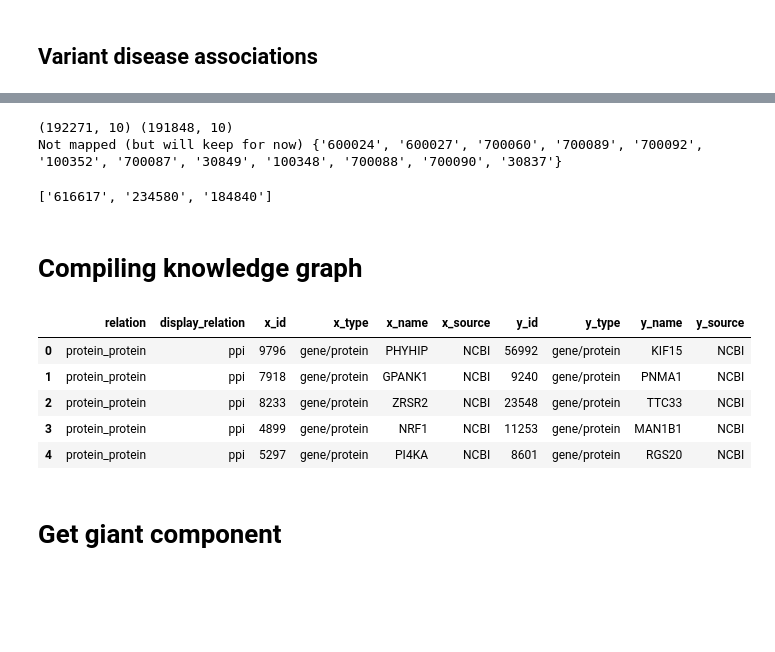
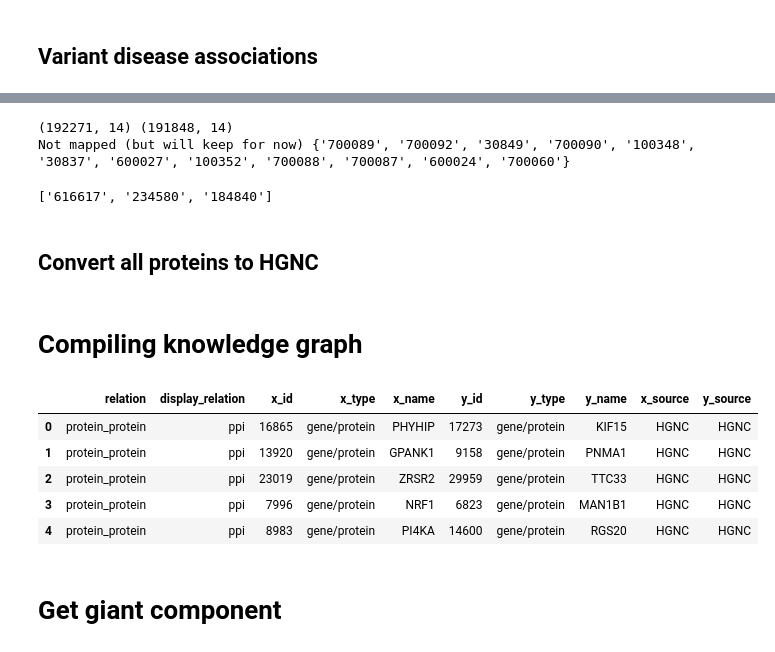
Before and after one commit to michellemli/PrimeKG, a Jupyter notebook: knowledge_graph/build_graph.ipynb, the cells around one changed output, grey strips where cells are left out. Cells and saved outputs as stored; diff of their text form; code cells hidden in the pictures; blank space fills up the shorter version.

```diff
--- a/knowledge_graph/build_graph.ipynb
+++ b/knowledge_graph/build_graph.ipynb
@@ -901,5 +1027,11 @@ df_variant_phenotype_MONDO = df_variant_phenotype[df_variant_phenotype["phenotyp
 df_variant_phenotype_MONDO = replace_hp_data_w_mondo(df=df_variant_phenotype_MONDO, hp_id_col='phenotype_id', drop_cols=[c for c in df_variant_phenotype_MONDO.columns.values if 'phenotype_' in c])
 df_variant_phenotype_MONDO = df_variant_phenotype_MONDO.rename(columns={'mondo_id':'phenotype_id', 'mondo_name':'phenotype_label'})
 df_variant_phenotype_MONDO.loc[:, 'phenotype_source'] = 'MONDO'
-df_variant_phenotype_MONDO
+df_variant_phenotype_MONDO = df_variant_phenotype_MONDO.rename(columns={"variant_id": "x_id", "variant_label": "x_name", "phenotype_id": "y_id", "phenotype_label": "y_name", "phenotype_source": "y_source", "relation_label": "relation"})
+df_variant_phenotype_MONDO["display_relation"] = df_variant_phenotype_MONDO["relation"].str.replace(" ", "_")
+df_variant_phenotype_MONDO["relation"] = "variant_phenotype"
+df_variant_phenotype_MONDO[["x_source", "x_id"]] = df_variant_phenotype_MONDO["x_id"].str.split(":", expand=True)
+df_variant_phenotype_MONDO.loc[:, "x_type"] = 'variant'
+df_variant_phenotype_MONDO.loc[:, "y_type"] = 'disease'
+df_variant_phenotype_MONDO.head(10)
 # %% [output]
@@ -921,5 +1051,11 @@ df_variant_phenotype_MONDO
 
 df_variant_phenotype_HPO = df_variant_phenotype[df_variant_phenotype["phenotype_source"] == "HP"].query('phenotype_id not in @hp_ids_r_mondo')
 assert pd.merge(df_variant_phenotype_HPO, df_hp_terms, 'left', left_on='phenotype_id', right_on='id').shape == pd.merge(df_variant_phenotype_HPO, df_hp_terms, 'inner', left_on='phenotype_id', right_on='id').shape
-df_variant_phenotype_HPO.head(1)
+df_variant_phenotype_HPO = df_variant_phenotype_HPO.rename(columns={"variant_id": "x_id", "variant_label": "x_name", "phenotype_id": "y_id", "phenotype_label": "y_name", "phenotype_source": "y_source", "relation_label": "relation"})
+df_variant_phenotype_HPO["display_relation"] = df_variant_phenotype_HPO["relation"].str.replace(" ", "_")
+df_variant_phenotype_HPO["relation"] = "variant_phenotype"
+df_variant_phenotype_HPO[["x_source", "x_id"]] = df_variant_phenotype_HPO["x_id"].str.split(":", expand=True)
+df_variant_phenotype_HPO.loc[:, "x_type"] = "variant"
+df_variant_phenotype_HPO.loc[:, "y_type"] = "effect/phenotype"
+df_variant_phenotype_HPO
 # %% [output]
@@ -933,0 +1077,8 @@ array(['MONDO', 'OMIM'], dtype=object)
+# %%
+df_variant_disease = df_variant_disease.rename(columns={"variant_id": "x_id", "variant_label": "x_name", "disease_id": "y_id", "disease_name": "y_name", "disease_source": "y_source", "relation_label": "relation"})
+df_variant_disease["display_relation"] = df_variant_disease["relation"].str.replace(" ", "_")
+df_variant_disease["relation"] = "variant_disease"
+df_variant_disease[["x_source", "x_id"]] = df_variant_disease["x_id"].str.split(":", expand=True)
+df_variant_disease.loc[:, "x_type"] = "variant"
+df_variant_disease.loc[:, "y_type"] = "disease"
+df_variant_disease.head(10)
@@ -934,15 +1097,15 @@ array(['MONDO', 'OMIM'], dtype=object)
 # %%
 # Map MONDO
 
-mapped_left = pd.merge(df_variant_disease[df_variant_disease["disease_source"] == "MONDO"], df_mondo_terms, 'left', left_on='disease_id', right_on='id')
-mapped_inner = pd.merge(df_variant_disease[df_variant_disease["disease_source"] == "MONDO"], df_mondo_terms, 'inner', left_on='disease_id', right_on='id')
+mapped_left = pd.merge(df_variant_disease[df_variant_disease["y_source"] == "MONDO"], df_mondo_terms, 'left', left_on='y_id', right_on='id')
+mapped_inner = pd.merge(df_variant_disease[df_variant_disease["y_source"] == "MONDO"], df_mondo_terms, 'inner', left_on='y_id', right_on='id')
 print(mapped_left.shape, mapped_inner.shape)
 
-not_mapped = set(list(mapped_left["disease_id"].unique())).difference(set(list(mapped_inner["disease_id"].unique())))
+not_mapped = set(list(mapped_left["y_id"].unique())).difference(set(list(mapped_inner["y_id"].unique())))
 print("Not mapped (but will keep for now)", not_mapped)
 # %% [output]
-(192271, 10) (191848, 10)
-Not mapped (but will keep for now) {'600024', '600027', '700060', '700089', '700092', '100352', '700087', '30849', '100348', '700088', '700090', '30837'}
+(192271, 14) (191848, 14)
+Not mapped (but will keep for now) {'700089', '700092', '30849', '700090', '100348', '30837', '600027', '100352', '700088', '700087', '600024', '700060'}
 # %%
 # Map OMIM
 
@@ -954,3 +1117,7 @@ list(df_variant_disease[df_variant_disease["disease_source"] == "OMIM"]["disease
 # Verdict: Assuming that these OMIM IDs do not have MONDO IDs
 # %% [output]
 ['616617', '234580', '184840']
+# %% [markdown]
+## Convert all proteins to HGNC
+# %%
+df_gene_mapping["ncbi_id"] = df_gene_mapping["ncbi_id"].fillna(-1).astype(int).astype(str).replace("-1", "None")
@@ -959,24 +1186,26 @@ list(df_variant_disease[df_variant_disease["disease_source"] == "OMIM"]["disease
 # %%
 kg = pd.concat([df_prot_prot, df_prot_drug, df_drug_dis, df_drug_drug, df_prot_phe,
                 df_phe_phe, df_dis_phe_neg, df_dis_phe_pos, df_prot_dis, df_dis_dis,
                 df_drug_effect, df_bp_bp, df_mf_mf, df_cc_cc, df_prot_mf,
                 df_prot_cc, df_prot_bp, df_exp_prot, df_exp_dis, df_exp_exp,
                 df_exp_bp, df_exp_mf, df_exp_cc, df_path_path, df_path_prot,
-                df_ana_ana, df_ana_prot_pos, df_ana_prot_neg]) #28
+                df_ana_ana, df_ana_prot_pos, df_ana_prot_neg,
+                df_gene_variant_hgnc, df_variant_phenotype_MONDO, df_variant_phenotype_HPO, df_variant_phenotype_EFO, df_variant_disease
+               ])
 kg = kg.drop_duplicates()
 kg_rev = kg.copy().rename(columns={'x_id':'y_id','x_type':'y_type', 'x_name':'y_name', 'x_source':'y_source',
-                            'y_id':'x_id','y_type':'x_type', 'y_name':'x_name', 'y_source':'x_source' }) #add reverse edges
+                                   'y_id':'x_id','y_type':'x_type', 'y_name':'x_name', 'y_source':'x_source' }) #add reverse edges
 kg = pd.concat([kg, kg_rev])
 kg = kg.drop_duplicates()
 kg = kg.dropna()
 # remove self loops from edges
 kg = kg.query('not ((x_id == y_id) and (x_type == y_type) and (x_source == y_source) and (x_name == y_name))')
 kg.head()
 # %% [output]
-|  | relation | display_relation | x_id | x_type | x_name | x_source | y_id | y_type | y_name | y_source |
-| 0 | protein_protein | ppi | 9796 | gene/protein | PHYHIP | NCBI | 56992 | gene/protein | KIF15 | NCBI |
-| 1 | protein_protein | ppi | 7918 | gene/protein | GPANK1 | NCBI | 9240 | gene/protein | PNMA1 | NCBI |
-| 2 | protein_protein | ppi | 8233 | gene/protein | ZRSR2 | NCBI | 23548 | gene/protein | TTC33 | NCBI |
-| 3 | protein_protein | ppi | 4899 | gene/protein | NRF1 | NCBI | 11253 | gene/protein | MAN1B1 | NCBI |
-| 4 | protein_protein | ppi | 5297 | gene/protein | PI4KA | NCBI | 8601 | gene/protein | RGS20 | NCBI |
+|  | relation | display_relation | x_id | x_type | x_name | y_id | y_type | y_name | x_source | y_source |
+| 0 | protein_protein | ppi | 16865 | gene/protein | PHYHIP | 17273 | gene/protein | KIF15 | HGNC | HGNC |
+| 1 | protein_protein | ppi | 13920 | gene/protein | GPANK1 | 9158 | gene/protein | PNMA1 | HGNC | HGNC |
+| 2 | protein_protein | ppi | 23019 | gene/protein | ZRSR2 | 29959 | gene/protein | TTC33 | HGNC | HGNC |
+| 3 | protein_protein | ppi | 7996 | gene/protein | NRF1 | 6823 | gene/protein | MAN1B1 | HGNC | HGNC |
+| 4 | protein_protein | ppi | 8983 | gene/protein | PI4KA | 14600 | gene/protein | RGS20 | HGNC | HGNC |
 # %%
```
Also changed, not shown: parts of 38 cells of this notebook.
